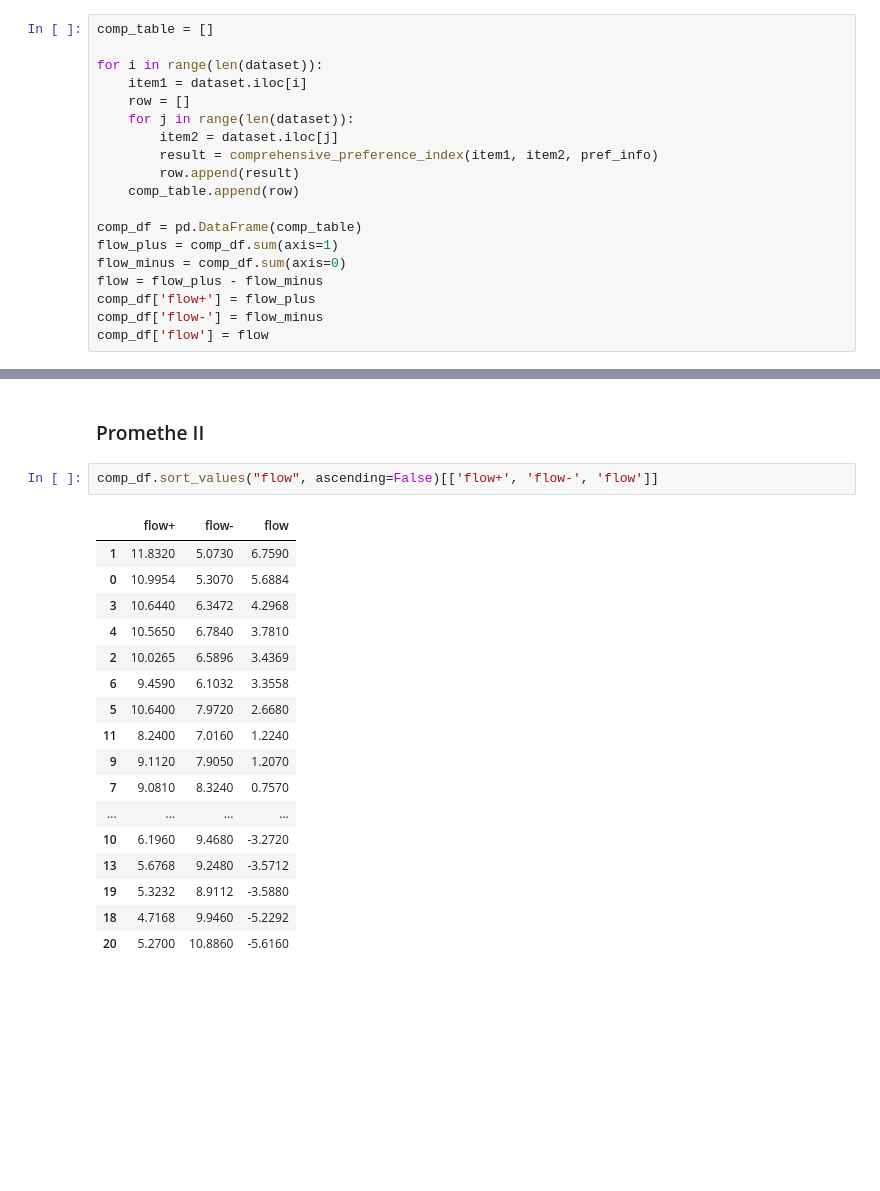
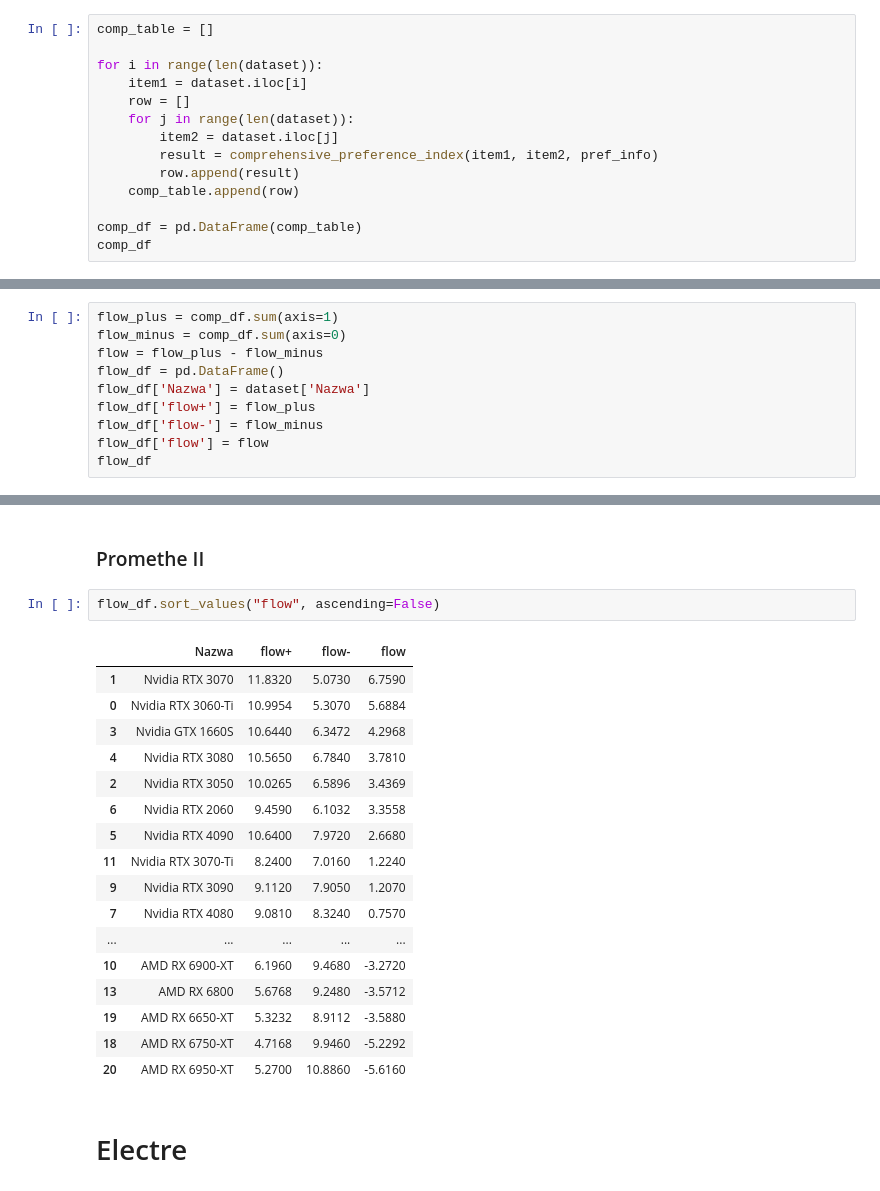
Before and after one commit to maciej-wieczorek/ai, a Jupyter notebook: ISWD/lab/proj2/proj2.ipynb, the cells around one changed output, grey strips where cells are left out. Drawn from its saved outputs; the diff is of its cells as text; blank space fills up the shorter version.

```diff
--- a/ISWD/lab/proj2/proj2.ipynb
+++ b/ISWD/lab/proj2/proj2.ipynb
@@ -121,9 +99,4 @@ for i in range(len(dataset)):
     comp_table.append(row)
 
 comp_df = pd.DataFrame(comp_table)
-flow_plus = comp_df.sum(axis=1)
-flow_minus = comp_df.sum(axis=0)
-flow = flow_plus - flow_minus
-comp_df['flow+'] = flow_plus
-comp_df['flow-'] = flow_minus
-comp_df['flow'] = flow
+comp_df
@@ -150,0 +122,10 @@ comp_df.sort_values("flow", ascending=False)
+# %%
+flow_plus = comp_df.sum(axis=1)
+flow_minus = comp_df.sum(axis=0)
+flow = flow_plus - flow_minus
+flow_df = pd.DataFrame()
+flow_df['Nazwa'] = dataset['Nazwa']
+flow_df['flow+'] = flow_plus
+flow_df['flow-'] = flow_minus
+flow_df['flow'] = flow
+flow_df
@@ -239,22 +253,24 @@ draw_rank(rank_df)
 # %% [markdown]
 ### Promethe II
 # %%
-comp_df.sort_values("flow", ascending=False)[['flow+', 'flow-', 'flow']]
+flow_df.sort_values("flow", ascending=False)
 # %% [output]
-|  | flow+ | flow- | flow |
-| 1 | 11.8320 | 5.0730 | 6.7590 |
-| 0 | 10.9954 | 5.3070 | 5.6884 |
-| 3 | 10.6440 | 6.3472 | 4.2968 |
-| 4 | 10.5650 | 6.7840 | 3.7810 |
-| 2 | 10.0265 | 6.5896 | 3.4369 |
-| 6 | 9.4590 | 6.1032 | 3.3558 |
-| 5 | 10.6400 | 7.9720 | 2.6680 |
-| 11 | 8.2400 | 7.0160 | 1.2240 |
-| 9 | 9.1120 | 7.9050 | 1.2070 |
-| 7 | 9.0810 | 8.3240 | 0.7570 |
-| ... | ... | ... | ... |
-| 10 | 6.1960 | 9.4680 | -3.2720 |
-| 13 | 5.6768 | 9.2480 | -3.5712 |
-| 19 | 5.3232 | 8.9112 | -3.5880 |
-| 18 | 4.7168 | 9.9460 | -5.2292 |
-| 20 | 5.2700 | 10.8860 | -5.6160 |
+|  | Nazwa | flow+ | flow- | flow |
+| 1 | Nvidia RTX 3070 | 11.8320 | 5.0730 | 6.7590 |
+| 0 | Nvidia RTX 3060-Ti | 10.9954 | 5.3070 | 5.6884 |
+| 3 | Nvidia GTX 1660S | 10.6440 | 6.3472 | 4.2968 |
+| 4 | Nvidia RTX 3080 | 10.5650 | 6.7840 | 3.7810 |
+| 2 | Nvidia RTX 3050 | 10.0265 | 6.5896 | 3.4369 |
+| 6 | Nvidia RTX 2060 | 9.4590 | 6.1032 | 3.3558 |
+| 5 | Nvidia RTX 4090 | 10.6400 | 7.9720 | 2.6680 |
+| 11 | Nvidia RTX 3070-Ti | 8.2400 | 7.0160 | 1.2240 |
+| 9 | Nvidia RTX 3090 | 9.1120 | 7.9050 | 1.2070 |
+| 7 | Nvidia RTX 4080 | 9.0810 | 8.3240 | 0.7570 |
+| ... | ... | ... | ... | ... |
+| 10 | AMD RX 6900-XT | 6.1960 | 9.4680 | -3.2720 |
+| 13 | AMD RX 6800 | 5.6768 | 9.2480 | -3.5712 |
+| 19 | AMD RX 6650-XT | 5.3232 | 8.9112 | -3.5880 |
+| 18 | AMD RX 6750-XT | 4.7168 | 9.9460 | -5.2292 |
+| 20 | AMD RX 6950-XT | 5.2700 | 10.8860 | -5.6160 |
+# %% [markdown]
+# Electre
```
Also changed, not shown: parts of 15 cells of this notebook, 1 other file.
